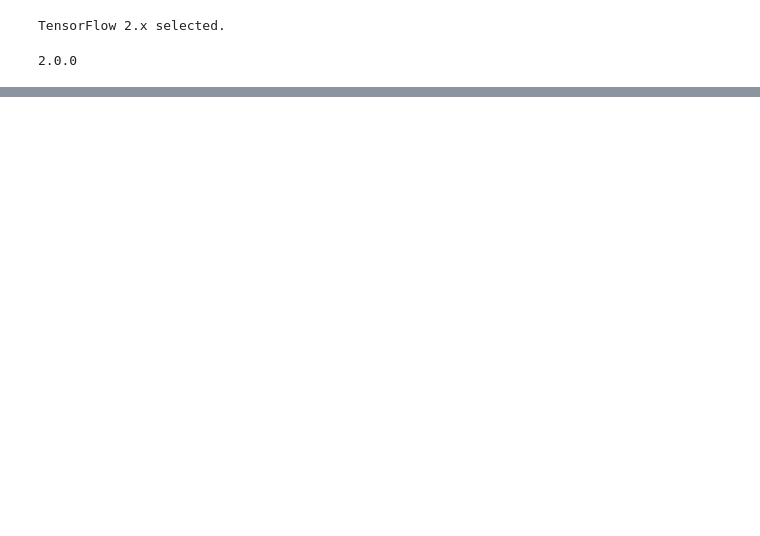
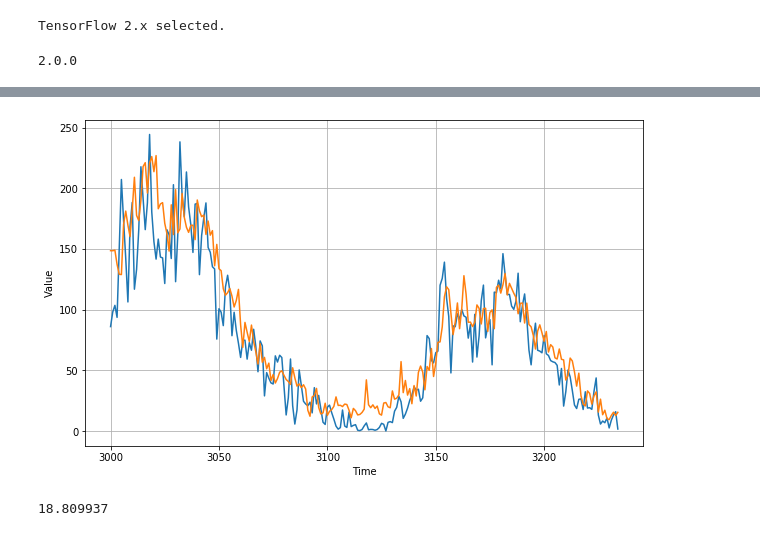
Before and after one commit to santolina/Convolutional-Neural-Networks-in-TensorFlow, a Jupyter notebook: Course_4_S+P_Week_4_Lesson_1.ipynb, the cells around one changed output, grey strips where cells are left out. Cells and saved outputs as stored; diff of their text form; code cells hidden in the pictures; blank space fills up the shorter version.

```diff
--- a/Course_4_S+P_Week_4_Lesson_1.ipynb
+++ b/Course_4_S+P_Week_4_Lesson_1.ipynb
@@ -228,0 +121,11 @@ plt.figure()
+# %%
+dataset = windowed_dataset(x_train, 356, batch_size, shuffle_buffer_size)
+
+model = tf.keras.models.Sequential([
+    tf.keras.layers.Dense(20, input_shape=[356], activation="relu"),
+    tf.keras.layers.Dense(10, activation="relu"),
+    tf.keras.layers.Dense(1)
+])
+
+model.compile(loss="mse", optimizer=tf.keras.optimizers.SGD(lr=1e-7, momentum=0.9))
+model.fit(dataset,epochs=100,verbose=1)
@@ -228,0 +151,19 @@ plt.figure()
+# %%
+forecast=[]
+for time in range(len(series) - 356):
+  forecast.append(model.predict(series[time:time + 356][np.newaxis]))
+
+forecast = forecast[split_time - 356:]
+results = np.array(forecast)[:, 0, 0]
+
+
+plt.figure(figsize=(10, 6))
+
+plot_series(time_valid, x_valid)
+plot_series(time_valid, results)
+# %% [output]
+[figure, added]
+# %%
+tf.keras.metrics.mean_absolute_error(x_valid, results).numpy()
+# %% [output]
+18.809937
```
Also changed, not shown: parts of 18 cells of this notebook.
